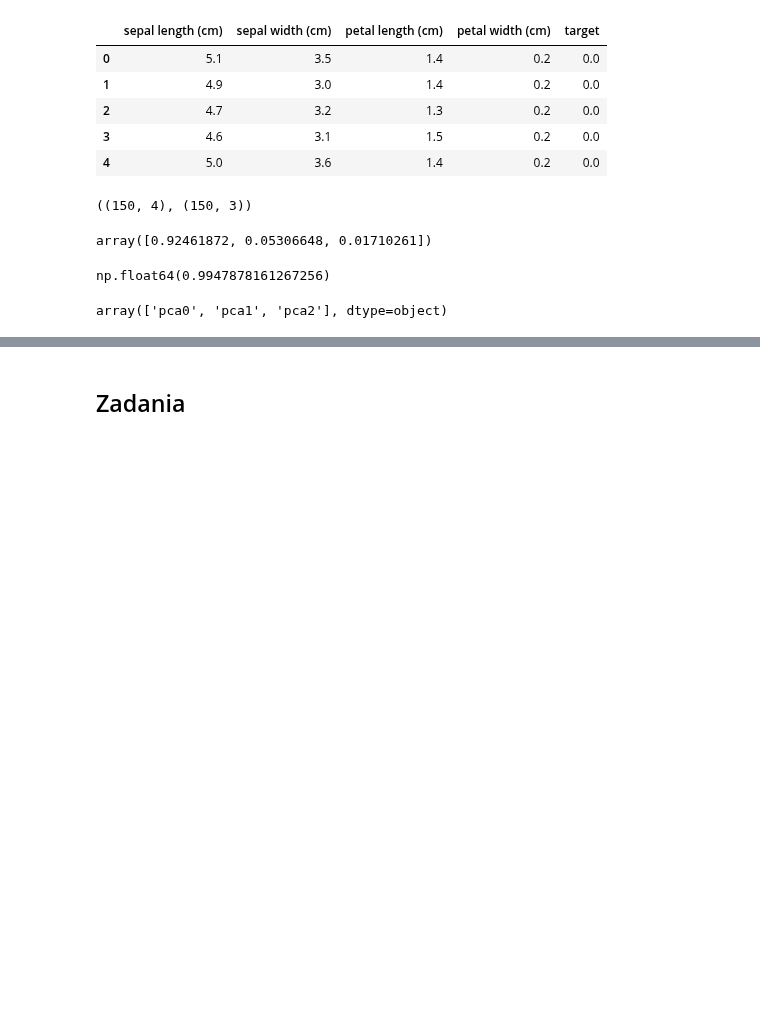
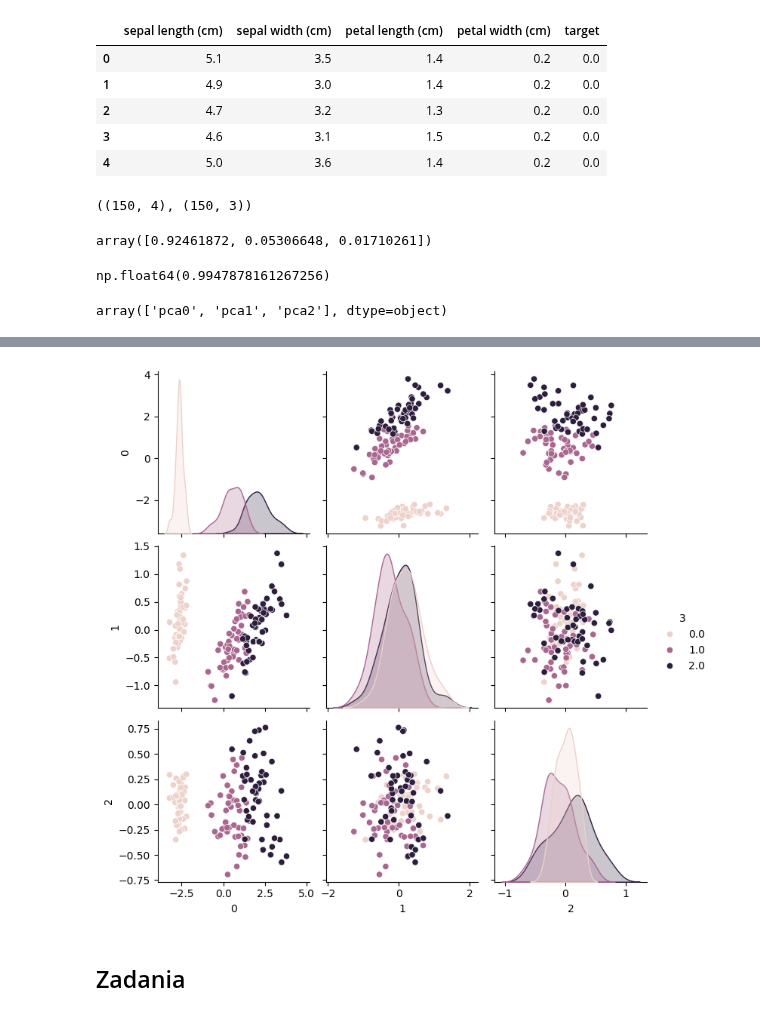
Before and after one commit to hdauharukava/swps-metody-analizy-danych, a Jupyter notebook: lab_11/lab_11.ipynb, the cells around one changed output, grey strips where cells are left out. Cells and saved outputs as stored; diff of their text form; code cells hidden in the pictures; blank space fills up the shorter version.

```diff
--- a/lab_11/lab_11.ipynb
+++ b/lab_11/lab_11.ipynb
@@ -295,0 +350,3 @@ fig.show()
+# %%
+reduced_df = pd.DataFrame(np.hstack([reduced, np.expand_dims(iris_df.iloc[:, -1], axis=1)]))
+reduced_df.head()
@@ -296,3 +360,7 @@ fig.show()
+# %%
+_ = sns.pairplot(reduced_df, hue=3)
+# %% [output]
+[figure, added]
 # %% [markdown]
 ## Zadania
 # %% [markdown]
```
Also changed, not shown: parts of 28 cells of this notebook.
